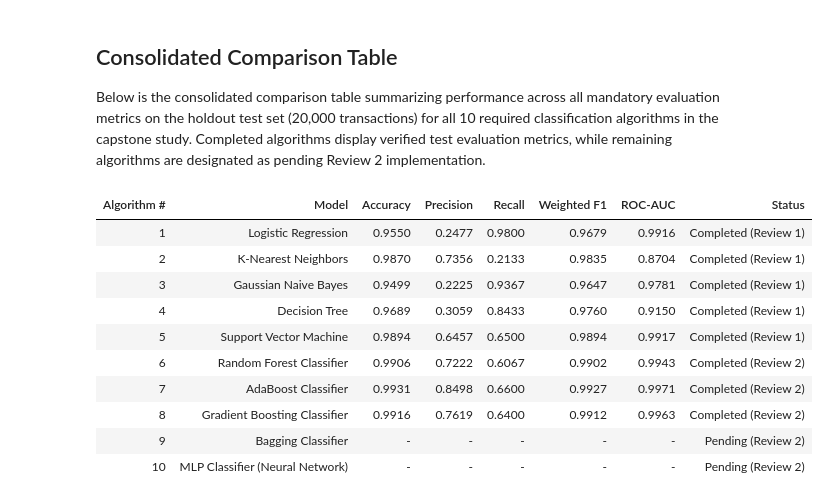
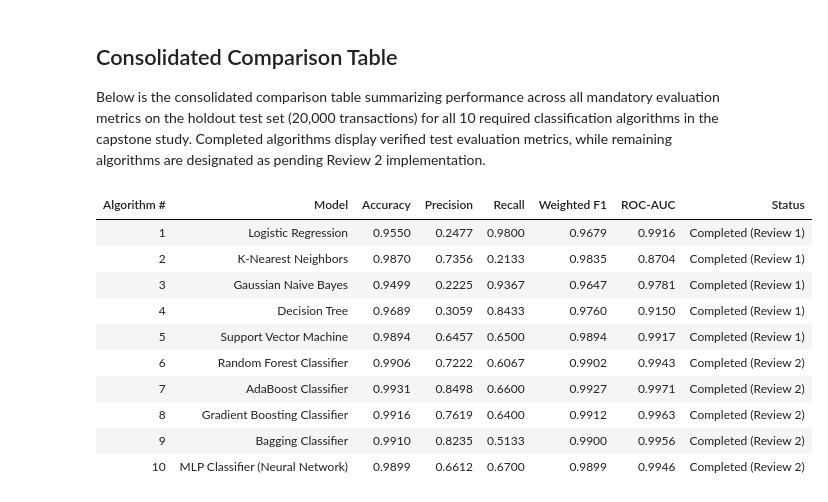
Before and after one commit to anish435/ML_capstone_project, a Jupyter notebook: notebooks/classification.ipynb, the cells around one changed output. Cells and saved outputs as stored; diff of their text form; code cells hidden in the pictures.

Commit message:
Classification: Implement Bagging and MLP Classifiers, finalize 10 models

```diff
--- a/notebooks/classification.ipynb
+++ b/notebooks/classification.ipynb
@@ -2104,47 +2485,47 @@ comparison_data = [
         'Model': 'Gradient Boosting Classifier',
         'Accuracy': f"{acc_gbm:.4f}",
         'Precision': f"{prec_gbm:.4f}",
         'Recall': f"{rec_gbm:.4f}",
         'Weighted F1': f"{f1_gbm:.4f}",
         'ROC-AUC': f"{auc_gbm:.4f}",
         'Status': 'Completed (Review 2)'
     },
     {
         'Algorithm #': '9',
         'Model': 'Bagging Classifier',
-        'Accuracy': '-',
-        'Precision': '-',
-        'Recall': '-',
-        'Weighted F1': '-',
-        'ROC-AUC': '-',
-        'Status': 'Pending (Review 2)'
+        'Accuracy': f"{acc_bag:.4f}",
+        'Precision': f"{prec_bag:.4f}",
+        'Recall': f"{rec_bag:.4f}",
+        'Weighted F1': f"{f1_bag:.4f}",
+        'ROC-AUC': f"{auc_bag:.4f}",
+        'Status': 'Completed (Review 2)'
     },
     {
         'Algorithm #': '10',
         'Model': 'MLP Classifier (Neural Network)',
-        'Accuracy': '-',
-        'Precision': '-',
-        'Recall': '-',
-        'Weighted F1': '-',
-        'ROC-AUC': '-',
-        'Status': 'Pending (Review 2)'
+        'Accuracy': f"{acc_mlp:.4f}",
+        'Precision': f"{prec_mlp:.4f}",
+        'Recall': f"{rec_mlp:.4f}",
+        'Weighted F1': f"{f1_mlp:.4f}",
+        'ROC-AUC': f"{auc_mlp:.4f}",
+        'Status': 'Completed (Review 2)'
     }
 ]
 
 comparison_df = pd.DataFrame(comparison_data)
 display(comparison_df)
 # %% [output]
 | Algorithm # | Model | Accuracy | Precision | Recall | Weighted F1 | ROC-AUC | Status |
 | 1 | Logistic Regression | 0.9550 | 0.2477 | 0.9800 | 0.9679 | 0.9916 | Completed (Review 1) |
 | 2 | K-Nearest Neighbors | 0.9870 | 0.7356 | 0.2133 | 0.9835 | 0.8704 | Completed (Review 1) |
 | 3 | Gaussian Naive Bayes | 0.9499 | 0.2225 | 0.9367 | 0.9647 | 0.9781 | Completed (Review 1) |
 | 4 | Decision Tree | 0.9689 | 0.3059 | 0.8433 | 0.9760 | 0.9150 | Completed (Review 1) |
 | 5 | Support Vector Machine | 0.9894 | 0.6457 | 0.6500 | 0.9894 | 0.9917 | Completed (Review 1) |
 | 6 | Random Forest Classifier | 0.9906 | 0.7222 | 0.6067 | 0.9902 | 0.9943 | Completed (Review 2) |
 | 7 | AdaBoost Classifier | 0.9931 | 0.8498 | 0.6600 | 0.9927 | 0.9971 | Completed (Review 2) |
 | 8 | Gradient Boosting Classifier | 0.9916 | 0.7619 | 0.6400 | 0.9912 | 0.9963 | Completed (Review 2) |
-| 9 | Bagging Classifier | - | - | - | - | - | Pending (Review 2) |
-| 10 | MLP Classifier (Neural Network) | - | - | - | - | - | Pending (Review 2) |
+| 9 | Bagging Classifier | 0.9910 | 0.8235 | 0.5133 | 0.9900 | 0.9956 | Completed (Review 2) |
+| 10 | MLP Classifier (Neural Network) | 0.9899 | 0.6612 | 0.6700 | 0.9899 | 0.9946 | Completed (Review 2) |
 # %% [markdown]
 ### Observations
 
```
Also changed, not shown: parts of 23 cells of this notebook, 1 other file.
